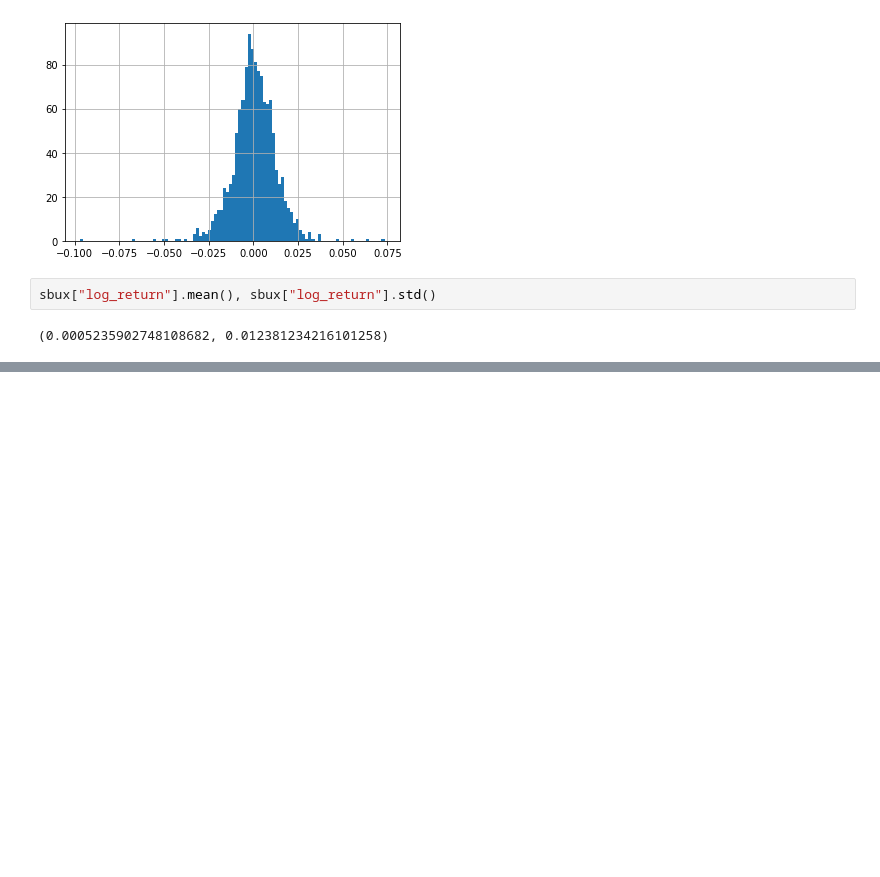
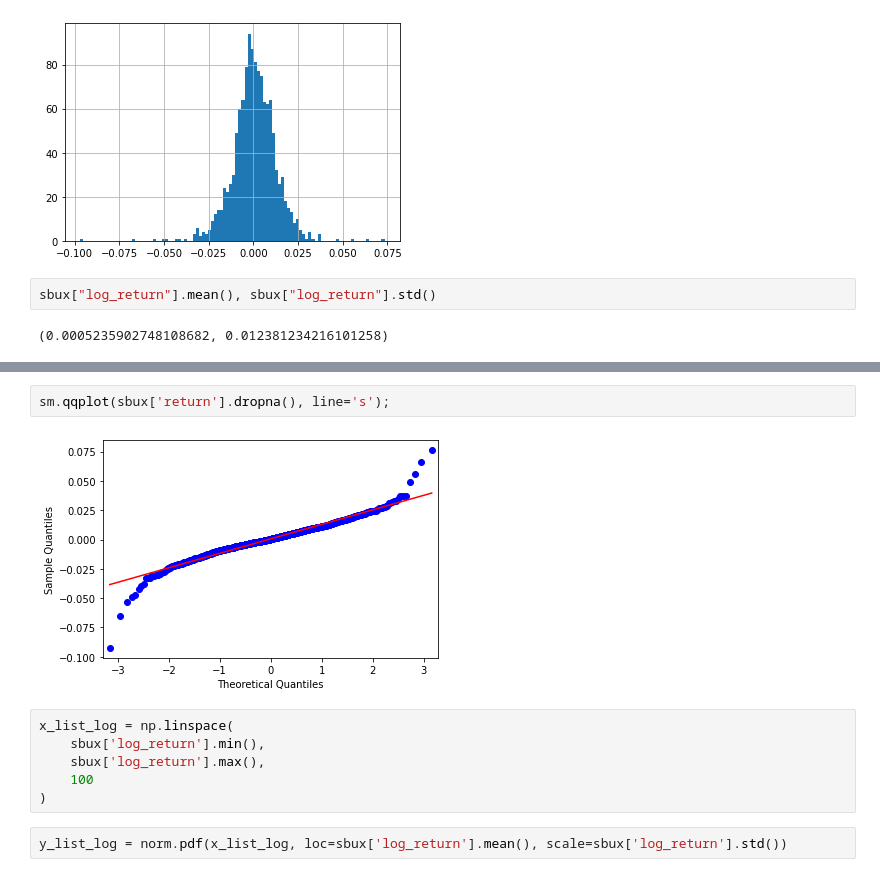
Before and after one commit to tohidabedini/deep-learning-courses, a Jupyter notebook: 04-Udemy - Financial/02-Financial basics/2.11-Financial Data Statistics.ipynb, the cells around one changed output, grey strips where cells are left out. Drawn from its saved outputs; the diff is of its cells as text; blank space fills up the shorter version.

```diff
--- a/04-Udemy - Financial/02-Financial basics/2.11-Financial Data Statistics.ipynb
+++ b/04-Udemy - Financial/02-Financial basics/2.11-Financial Data Statistics.ipynb
@@ -70,0 +94,12 @@ sbux["log_return"].mean(), sbux["log_return"].std()
+# %%
+sm.qqplot(sbux['return'].dropna(), line='s');
+# %% [output]
+[figure, added]
+# %%
+x_list_log = np.linspace(
+    sbux['log_return'].min(),
+    sbux['log_return'].max(),
+    100
+)
+# %%
+y_list_log = norm.pdf(x_list_log, loc=sbux['log_return'].mean(), scale=sbux['log_return'].std())
```
Also changed, not shown: parts of 9 cells of this notebook.
